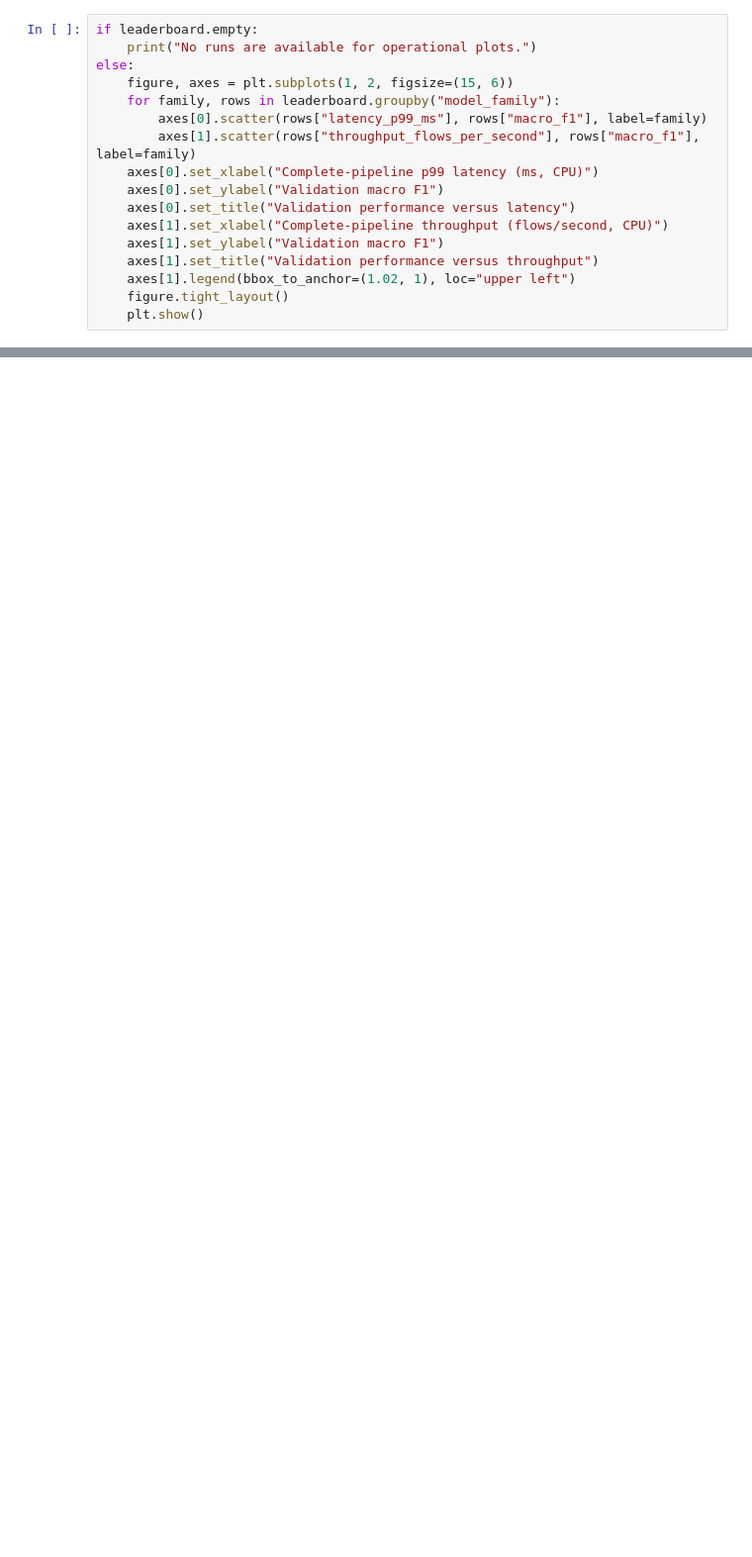
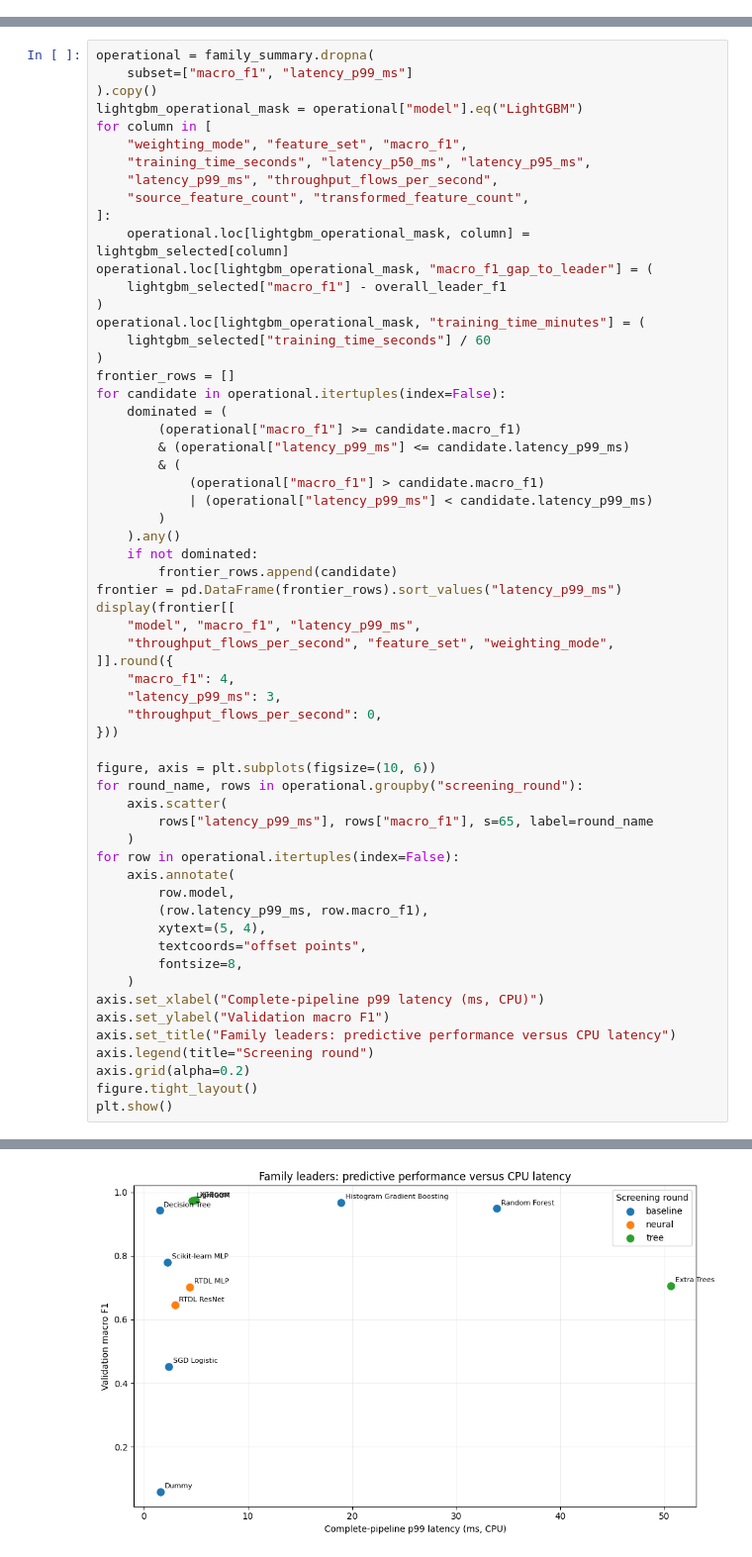
Before and after one commit to Adam-Zouari/DoS-Intrusion-Detection-System, a Jupyter notebook: ml/notebooks/03_model_comparison.ipynb, the cells around one changed output, grey strips where cells are left out. Shown at 99% size. Saved outputs shown, nothing was run; the diff lists cells and outputs as text; blank space fills up the shorter version.

```diff
--- a/ml/notebooks/03_model_comparison.ipynb
+++ b/ml/notebooks/03_model_comparison.ipynb
@@ -94,17 +0,0 @@ display(family_best if not family_best.empty else pd.DataFrame())
-# %%
-if leaderboard.empty:
-    print("No runs are available for operational plots.")
-else:
-    figure, axes = plt.subplots(1, 2, figsize=(15, 6))
-    for family, rows in leaderboard.groupby("model_family"):
-        axes[0].scatter(rows["latency_p99_ms"], rows["macro_f1"], label=family)
-        axes[1].scatter(rows["throughput_flows_per_second"], rows["macro_f1"], label=family)
-    axes[0].set_xlabel("Complete-pipeline p99 latency (ms, CPU)")
-    axes[0].set_ylabel("Validation macro F1")
-    axes[0].set_title("Validation performance versus latency")
-    axes[1].set_xlabel("Complete-pipeline throughput (flows/second, CPU)")
-    axes[1].set_ylabel("Validation macro F1")
-    axes[1].set_title("Validation performance versus throughput")
-    axes[1].legend(bbox_to_anchor=(1.02, 1), loc="upper left")
-    figure.tight_layout()
-    plt.show()
@@ -201,0 +609,61 @@ No result in this notebook evaluates the protected test partition or selects a f
+# %%
+operational = family_summary.dropna(
+    subset=["macro_f1", "latency_p99_ms"]
+).copy()
+lightgbm_operational_mask = operational["model"].eq("LightGBM")
+for column in [
+    "weighting_mode", "feature_set", "macro_f1",
+    "training_time_seconds", "latency_p50_ms", "latency_p95_ms",
+    "latency_p99_ms", "throughput_flows_per_second",
+    "source_feature_count", "transformed_feature_count",
+]:
+    operational.loc[lightgbm_operational_mask, column] = lightgbm_selected[column]
+operational.loc[lightgbm_operational_mask, "macro_f1_gap_to_leader"] = (
+    lightgbm_selected["macro_f1"] - overall_leader_f1
+)
+operational.loc[lightgbm_operational_mask, "training_time_minutes"] = (
+    lightgbm_selected["training_time_seconds"] / 60
+)
+frontier_rows = []
+for candidate in operational.itertuples(index=False):
+    dominated = (
+        (operational["macro_f1"] >= candidate.macro_f1)
+        & (operational["latency_p99_ms"] <= candidate.latency_p99_ms)
+        & (
+            (operational["macro_f1"] > candidate.macro_f1)
+            | (operational["latency_p99_ms"] < candidate.latency_p99_ms)
+        )
+    ).any()
+    if not dominated:
+        frontier_rows.append(candidate)
+frontier = pd.DataFrame(frontier_rows).sort_values("latency_p99_ms")
+display(frontier[[
+    "model", "macro_f1", "latency_p99_ms",
+    "throughput_flows_per_second", "feature_set", "weighting_mode",
+]].round({
+    "macro_f1": 4,
+    "latency_p99_ms": 3,
+    "throughput_flows_per_second": 0,
+}))
+
+figure, axis = plt.subplots(figsize=(10, 6))
+for round_name, rows in operational.groupby("screening_round"):
+    axis.scatter(
+        rows["latency_p99_ms"], rows["macro_f1"], s=65, label=round_name
+    )
+for row in operational.itertuples(index=False):
+    axis.annotate(
+        row.model,
+        (row.latency_p99_ms, row.macro_f1),
+        xytext=(5, 4),
+        textcoords="offset points",
+        fontsize=8,
+    )
+axis.set_xlabel("Complete-pipeline p99 latency (ms, CPU)")
+axis.set_ylabel("Validation macro F1")
+axis.set_title("Family leaders: predictive performance versus CPU latency")
+axis.legend(title="Screening round")
+axis.grid(alpha=0.2)
+figure.tight_layout()
+plt.show()
+# %% [output]
@@ -201,0 +674 @@ No result in this notebook evaluates the protected test partition or selects a f
+[figure, added]
```
Also changed, not shown: parts of 46 cells of this notebook.
